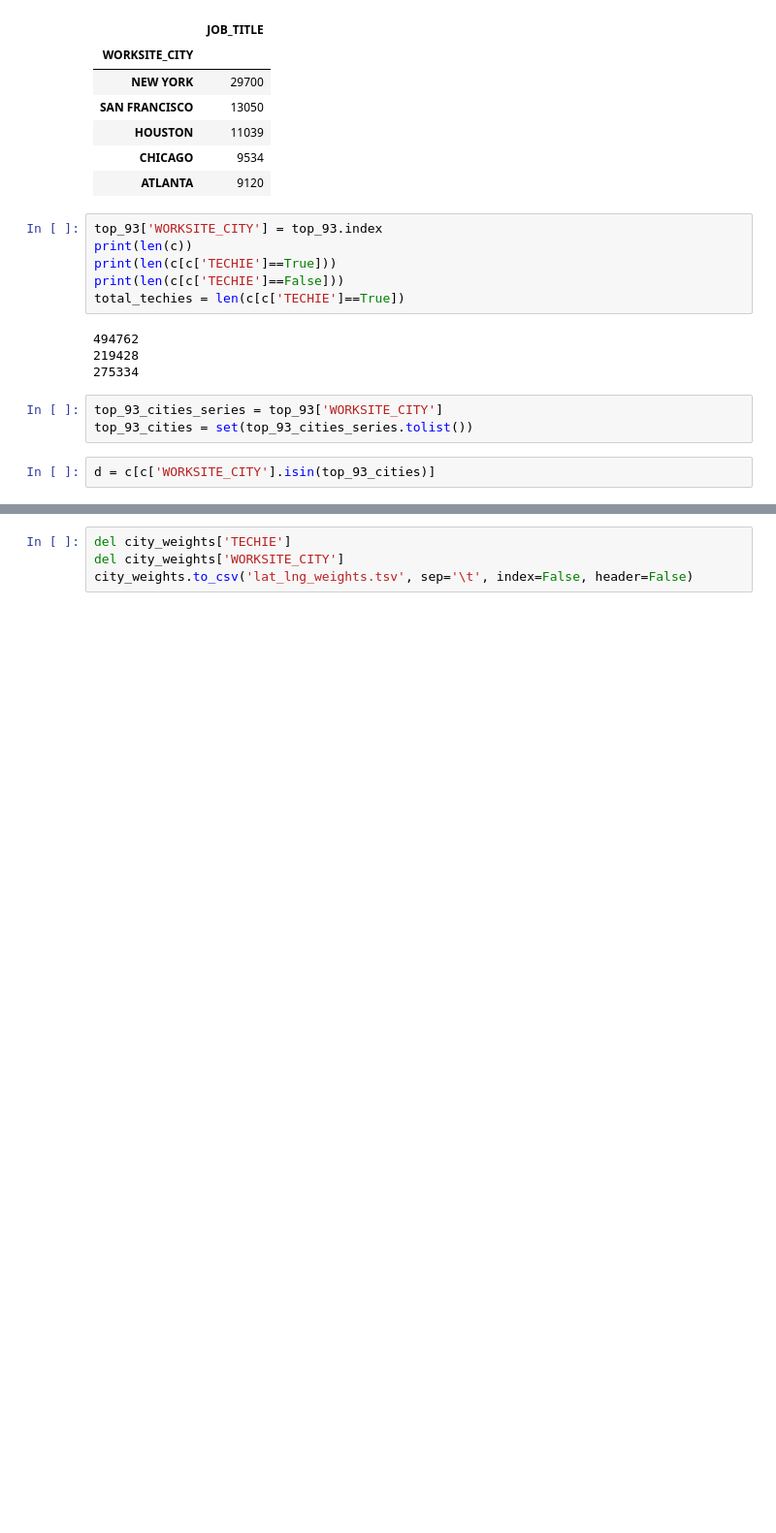
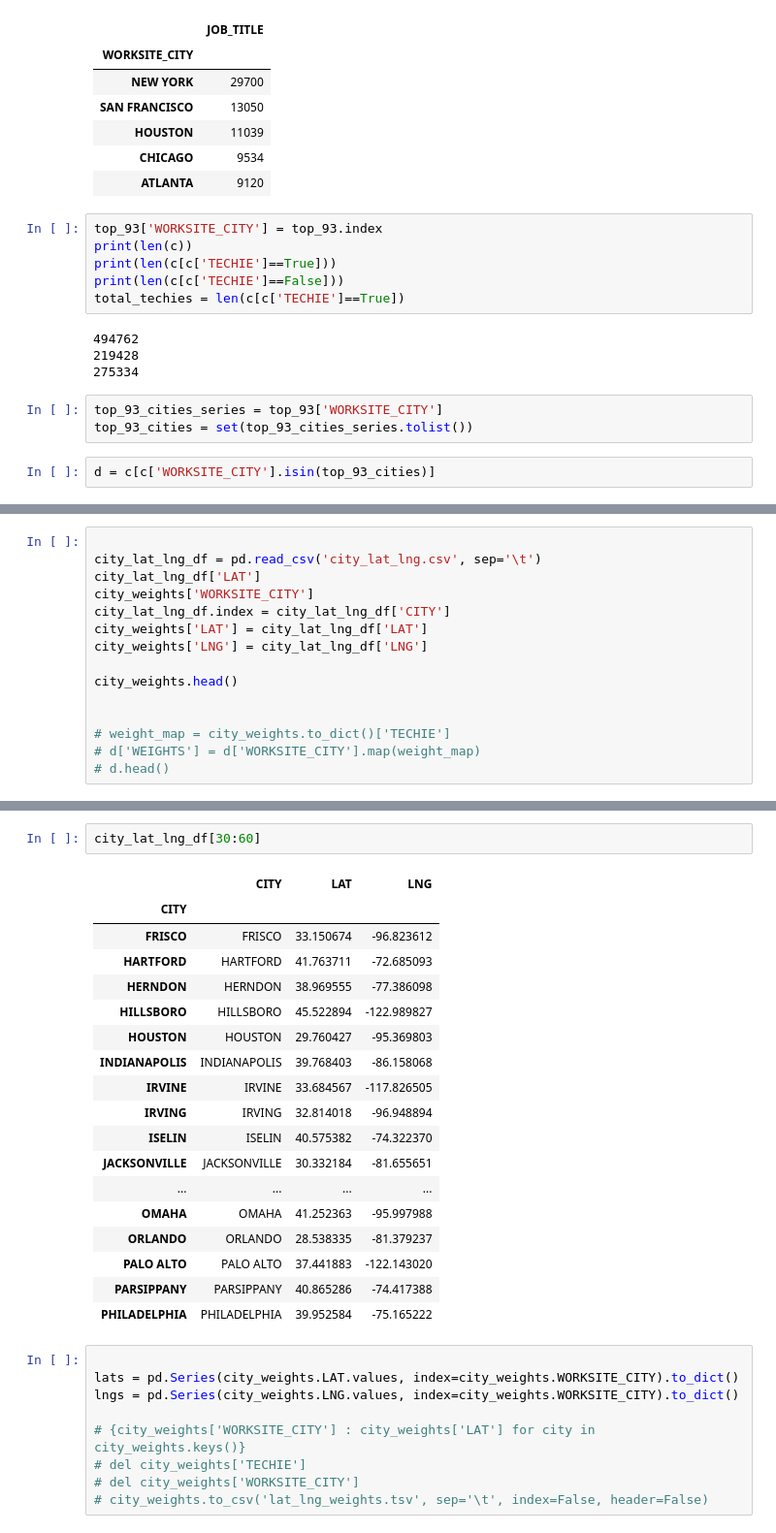
Before and after one commit to rohitdatta/henri, a Jupyter notebook: deeplearning/pineapple.ipynb, the cells around one changed output, grey strips where cells are left out. Shown at 97% size. Drawn from its saved outputs; the diff is of its cells as text; blank space fills up the shorter version.

```diff
--- a/deeplearning/pineapple.ipynb
+++ b/deeplearning/pineapple.ipynb
@@ -100,0 +78,15 @@ See the caveats in the documentation: http://pandas.pydata.org/pandas-docs/stabl
+# %%
+
+city_lat_lng_df = pd.read_csv('city_lat_lng.csv', sep='\t')
+city_lat_lng_df['LAT']
+city_weights['WORKSITE_CITY']
+city_lat_lng_df.index = city_lat_lng_df['CITY']
+city_weights['LAT'] = city_lat_lng_df['LAT']
+city_weights['LNG'] = city_lat_lng_df['LNG']
+
+city_weights.head()
+
+
+# weight_map = city_weights.to_dict()['TECHIE']
+# d['WEIGHTS'] = d['WORKSITE_CITY'].map(weight_map)
+# d.head()
@@ -101,4 +101,30 @@ See the caveats in the documentation: http://pandas.pydata.org/pandas-docs/stabl
+# %%
+city_lat_lng_df[30:60]
+# %% [output]
+|  | CITY | LAT | LNG |
+| CITY |  |  |  |
+| FRISCO | FRISCO | 33.150674 | -96.823612 |
+| HARTFORD | HARTFORD | 41.763711 | -72.685093 |
+| HERNDON | HERNDON | 38.969555 | -77.386098 |
+| HILLSBORO | HILLSBORO | 45.522894 | -122.989827 |
+| HOUSTON | HOUSTON | 29.760427 | -95.369803 |
+| INDIANAPOLIS | INDIANAPOLIS | 39.768403 | -86.158068 |
+| IRVINE | IRVINE | 33.684567 | -117.826505 |
+| IRVING | IRVING | 32.814018 | -96.948894 |
+| ISELIN | ISELIN | 40.575382 | -74.322370 |
+| JACKSONVILLE | JACKSONVILLE | 30.332184 | -81.655651 |
+| ... | ... | ... | ... |
+| OMAHA | OMAHA | 41.252363 | -95.997988 |
+| ORLANDO | ORLANDO | 28.538335 | -81.379237 |
+| PALO ALTO | PALO ALTO | 37.441883 | -122.143020 |
+| PARSIPPANY | PARSIPPANY | 40.865286 | -74.417388 |
+| PHILADELPHIA | PHILADELPHIA | 39.952584 | -75.165222 |
 # %%
-del city_weights['TECHIE']
-del city_weights['WORKSITE_CITY']
-city_weights.to_csv('lat_lng_weights.tsv', sep='\t', index=False, header=False)
+
+lats = pd.Series(city_weights.LAT.values, index=city_weights.WORKSITE_CITY).to_dict()
+lngs = pd.Series(city_weights.LNG.values, index=city_weights.WORKSITE_CITY).to_dict()
+
+# {city_weights['WORKSITE_CITY'] : city_weights['LAT'] for city in city_weights.keys()}
+# del city_weights['TECHIE']
+# del city_weights['WORKSITE_CITY']
+# city_weights.to_csv('lat_lng_weights.tsv', sep='\t', index=False, header=False)
```
Also changed, not shown: parts of 28 cells of this notebook, 5 other files.
